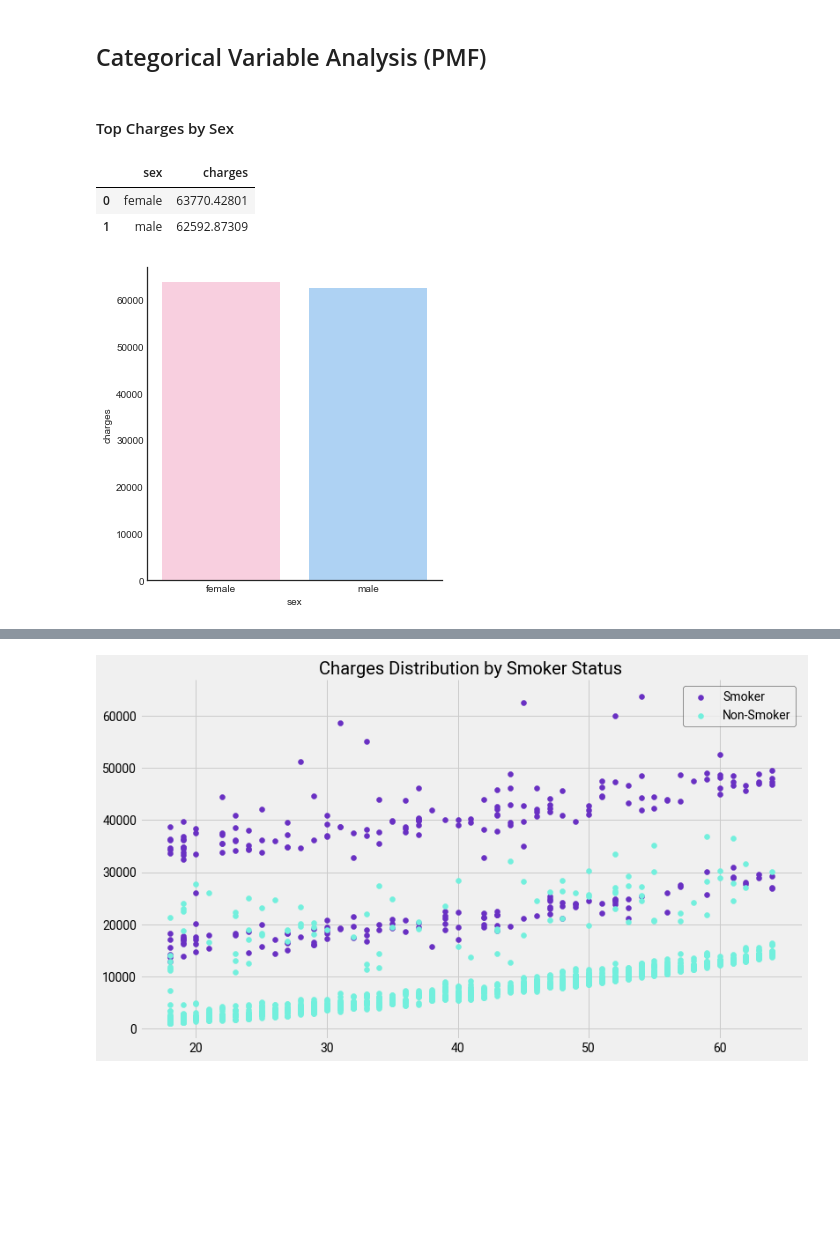
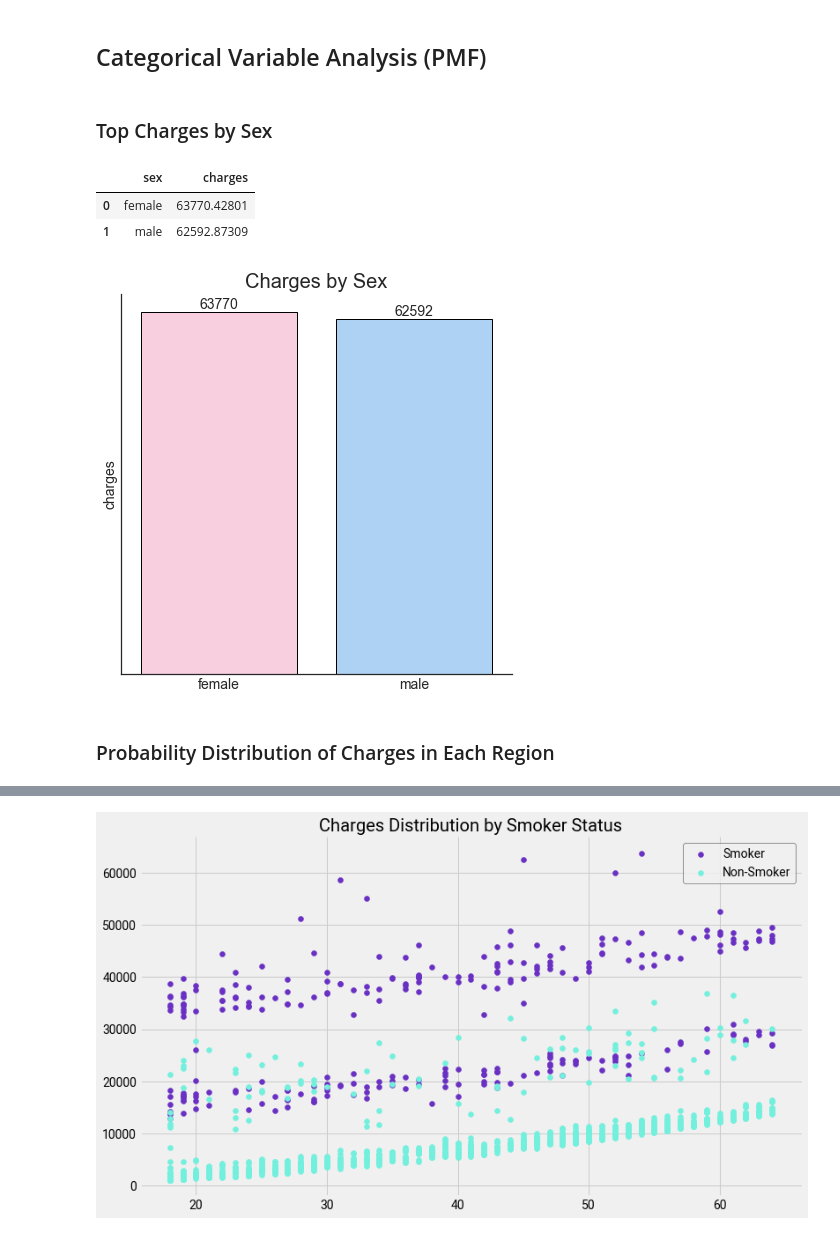
Before and after one commit to dwipaalfarisi/ads-projects, a Jupyter notebook: probability/test-plot.ipynb, the cells around one changed output, grey strips where cells are left out. Drawn from its saved outputs; the diff is of its cells as text; code cells hidden in the pictures; blank space fills up the shorter version.

```diff
--- a/probability/test-plot.ipynb
+++ b/probability/test-plot.ipynb
@@ -505,7 +505,7 @@ with plt.style.context(seaborn):
 # %% [markdown]
 ## Categorical Variable Analysis (PMF)
 # %% [markdown]
-#### Top Charges by Sex
+### Top Charges by Sex
 # %%
 top_charges_sex = (insurance_data.groupby(
     ['sex']
@@ -516,11 +516,29 @@ top_charges_sex
 |  | sex | charges |
 | 0 | female | 63770.42801 |
 | 1 | male | 62592.87309 |
-# %%
-with plt.style.context(seaborn):
-    # plot
-    sns.catplot(data=top_charges_sex, x="sex", y="charges", palette=my_pal, kind="bar")
-
-    plt.show();
-# %% [output]
-[figure, removed]
+# %%
+with plt.style.context(seaborn):
+    fig, ax = plt.subplots(figsize=(7, 7))
+    kwargs = {'edgecolor':'black', 'linewidth':1}
+    sns.barplot(
+        ax=ax,
+        data=top_charges_sex,
+        x="sex",
+        y="charges",
+        palette=my_pal,
+        **kwargs
+        )
+    ax.set_title('Charges by Sex', fontsize=20)
+    ax.set(xlabel=None)
+    ax.xaxis.set_tick_params(labelsize=14)
+    ax.yaxis.label.set_size(14)
+    ax.yaxis.set_major_locator(plt.NullLocator()) # Remove Y-Axis Ticks
+
+    ax.bar_label(ax.containers[0], fontsize=14, fmt='%d')
+
+
+    plt.show();
+# %% [output]
+[figure, added]
+# %% [markdown]
+### Probability Distribution of Charges in Each Region
```
Also changed, not shown: parts of 21 cells of this notebook.
